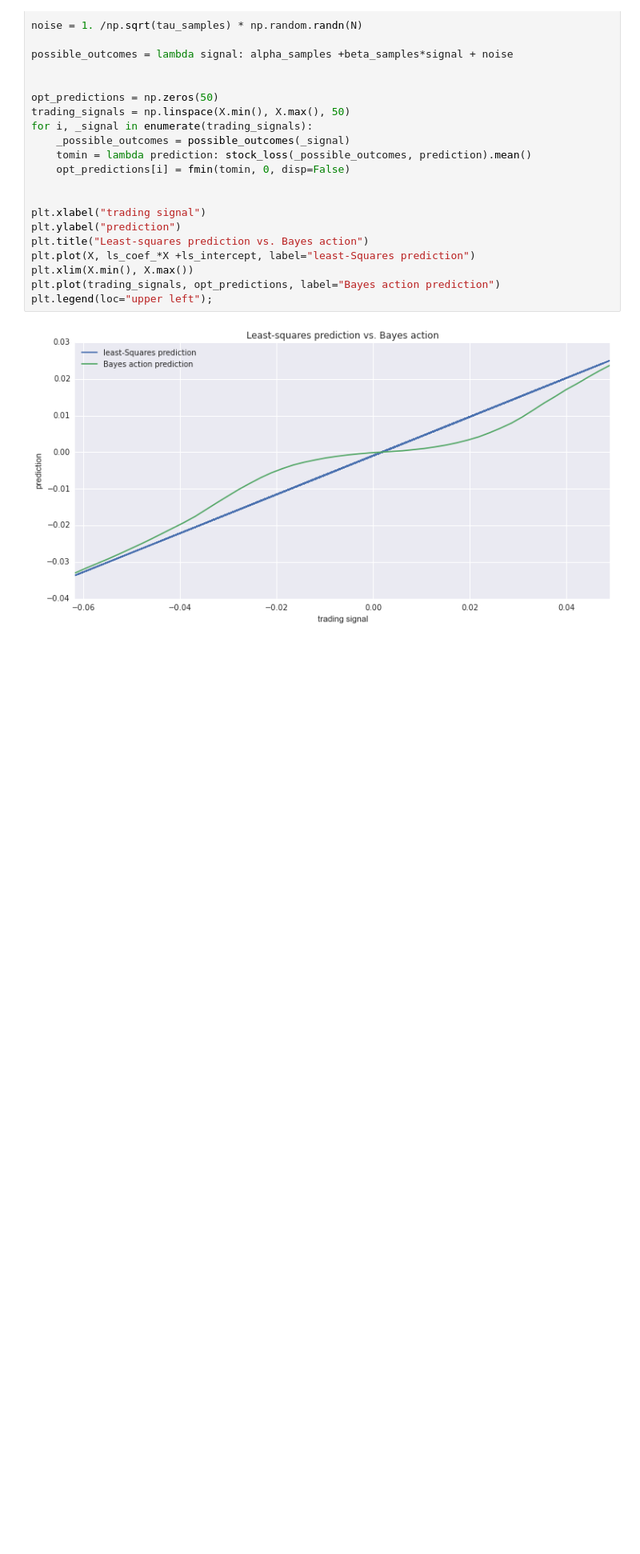
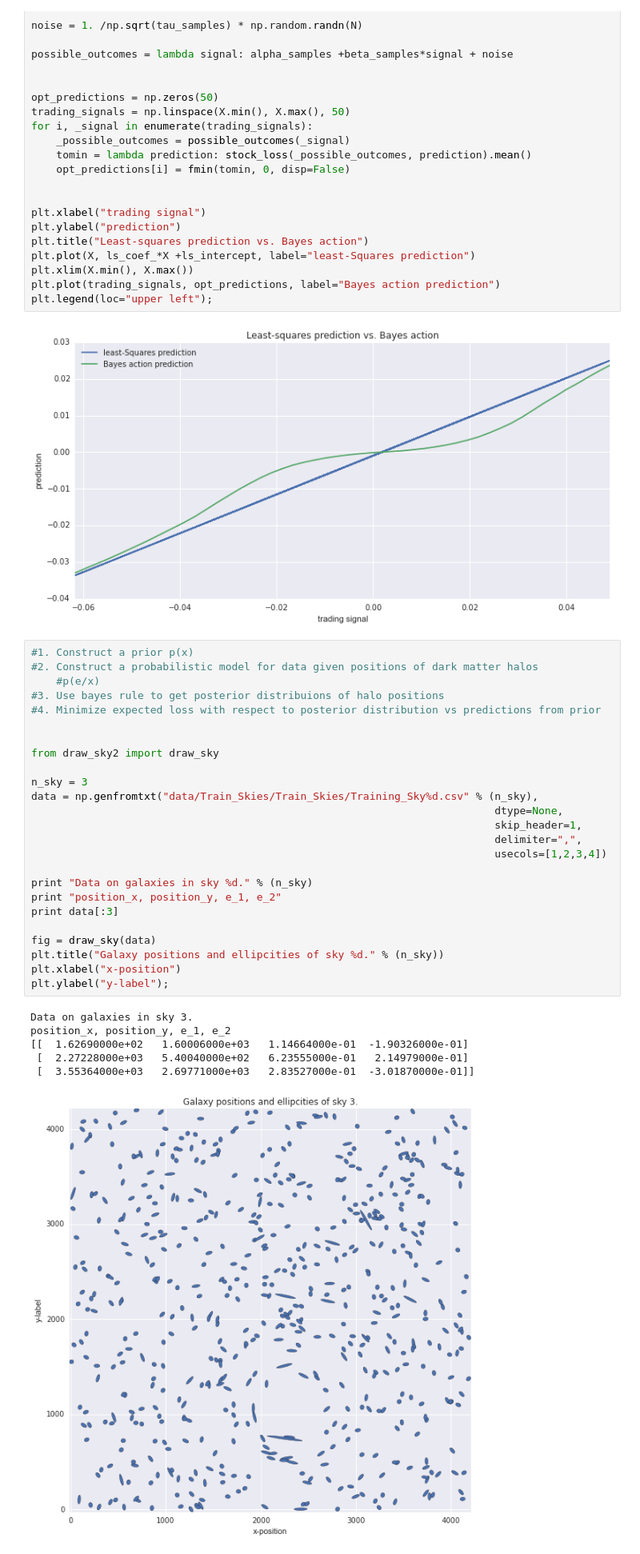
Before and after one commit to jgerardsimcock/Prob_for_Hackers, a Jupyter notebook: Chap5/Chap5.ipynb, the cells around one changed output. Shown at 80% size. Drawn from its saved outputs; the diff is of its cells as text; blank space fills up the shorter version.

```diff
--- a/Chap5/Chap5.ipynb
+++ b/Chap5/Chap5.ipynb
@@ -312,3 +312,35 @@ plt.plot(trading_signals, opt_predictions, label="Bayes action prediction")
 plt.legend(loc="upper left");
 # %% [output]
 [figure]
+# %%
+#1. Construct a prior p(x)
+#2. Construct a probabilistic model for data given positions of dark matter halos
+    #p(e/x)
+#3. Use bayes rule to get posterior distribuions of halo positions
+#4. Minimize expected loss with respect to posterior distribution vs predictions from prior
+
+
+from draw_sky2 import draw_sky
+
+n_sky = 3
+data = np.genfromtxt("data/Train_Skies/Train_Skies/Training_Sky%d.csv" % (n_sky),
+                                                                          dtype=None,
+                                                                          skip_header=1,
+                                                                          delimiter=",",
+                                                                          usecols=[1,2,3,4])
+
+print "Data on galaxies in sky %d." % (n_sky)
+print "position_x, position_y, e_1, e_2"
+print data[:3]
+
+fig = draw_sky(data)
+plt.title("Galaxy positions and ellipcities of sky %d." % (n_sky))
+plt.xlabel("x-position")
+plt.ylabel("y-label");
+# %% [output]
+Data on galaxies in sky 3.
+position_x, position_y, e_1, e_2
+[[  1.62690000e+02   1.60006000e+03   1.14664000e-01  -1.90326000e-01]
+ [  2.27228000e+03   5.40040000e+02   6.23555000e-01   2.14979000e-01]
+ [  3.55364000e+03   2.69771000e+03   2.83527000e-01  -3.01870000e-01]]
+[figure, added]
```
Also changed, not shown: parts of 12 cells of this notebook.
